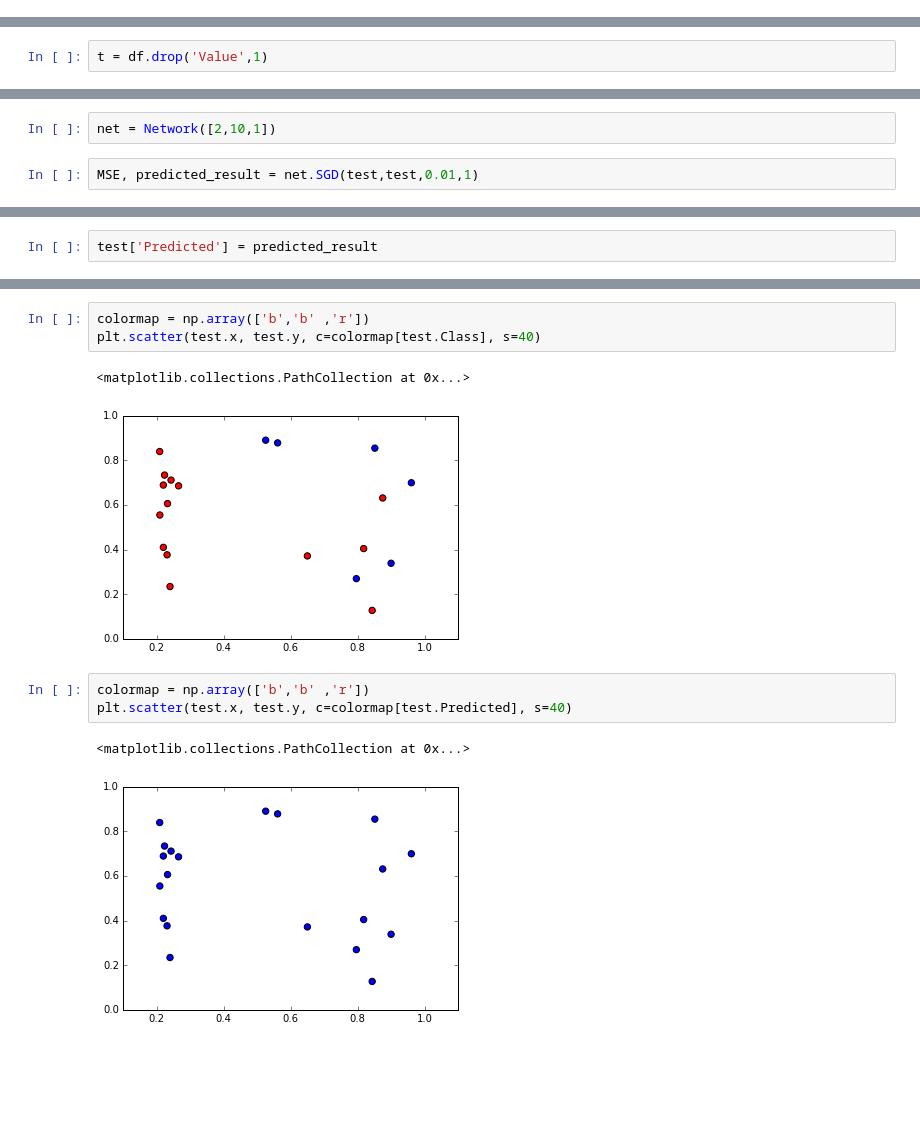
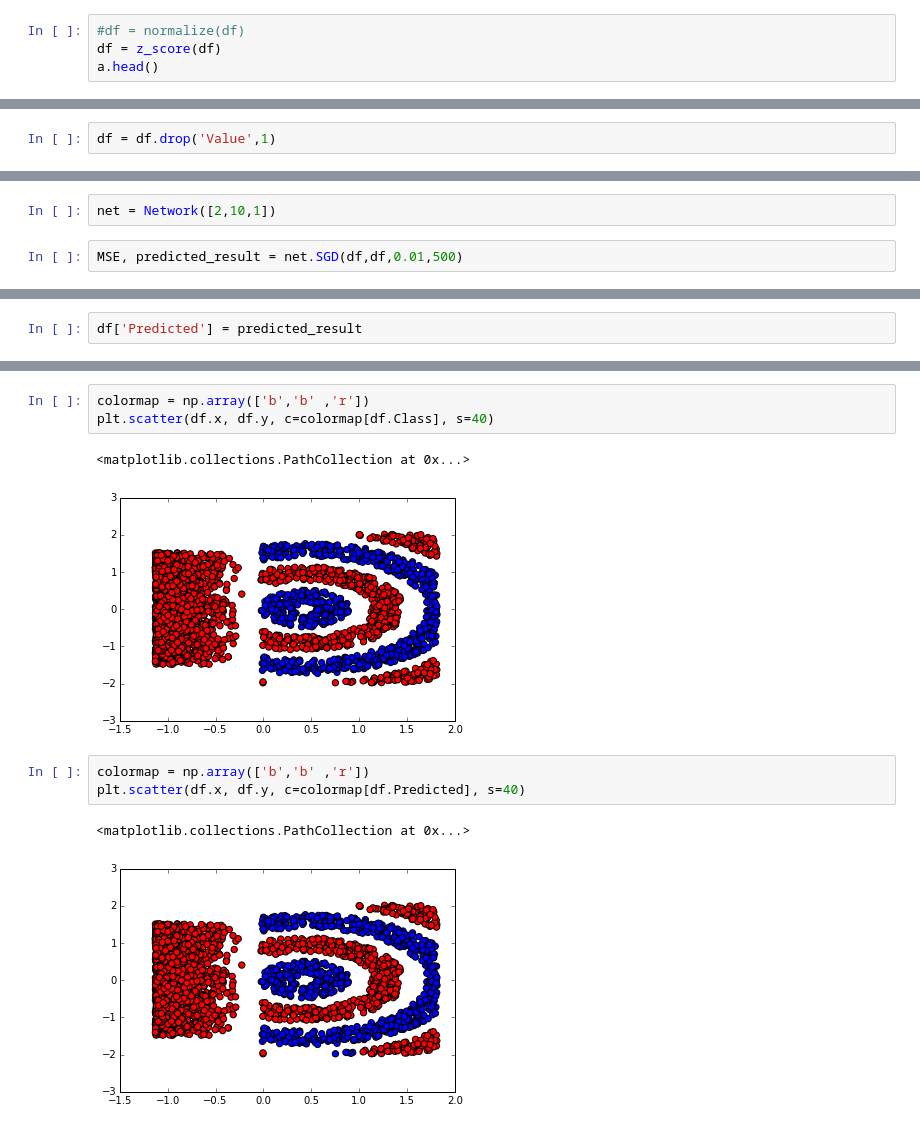
Before and after one commit to du-phan/AI_project, a Jupyter notebook: NeuralNet_Classification.ipynb, the cells around one changed output, grey strips where cells are left out. Drawn from its saved outputs; the diff is of its cells as text; blank space fills up the shorter version.

```diff
--- a/NeuralNet_Classification.ipynb
+++ b/NeuralNet_Classification.ipynb
@@ -136,0 +135,4 @@ df = normalize(df)
+# %%
+#df = normalize(df)
+df = z_score(df)
+a.head()
@@ -162,2 +171,2 @@ df.head()
 # %%
-t = df.drop('Value',1)
+df = df.drop('Value',1)
@@ -184,4 +173,4 @@ test.head(10)
 # %%
 net = Network([2,10,1])
 # %%
-MSE, predicted_result = net.SGD(test,test,0.01,1)
+MSE, predicted_result = net.SGD(df,df,0.01,500)
@@ -211,3 +182,3 @@ plt.plot(MSE)
 # %%
-test['Predicted'] = predicted_result
+df['Predicted'] = predicted_result
 # %%
@@ -227,12 +198,12 @@ test.head(10)
 # %%
 colormap = np.array(['b','b' ,'r'])
-plt.scatter(test.x, test.y, c=colormap[test.Class], s=40)
+plt.scatter(df.x, df.y, c=colormap[df.Class], s=40)
 # %% [output]
 <matplotlib.collections.PathCollection at 0x...>
-[figure, old version]
+[figure, new version]
 # %%
 colormap = np.array(['b','b' ,'r'])
-plt.scatter(test.x, test.y, c=colormap[test.Predicted], s=40)
+plt.scatter(df.x, df.y, c=colormap[df.Predicted], s=40)
 # %% [output]
 <matplotlib.collections.PathCollection at 0x...>
-[figure, old version]
+[figure, new version]
```
Also changed, not shown: parts of 13 cells of this notebook.
